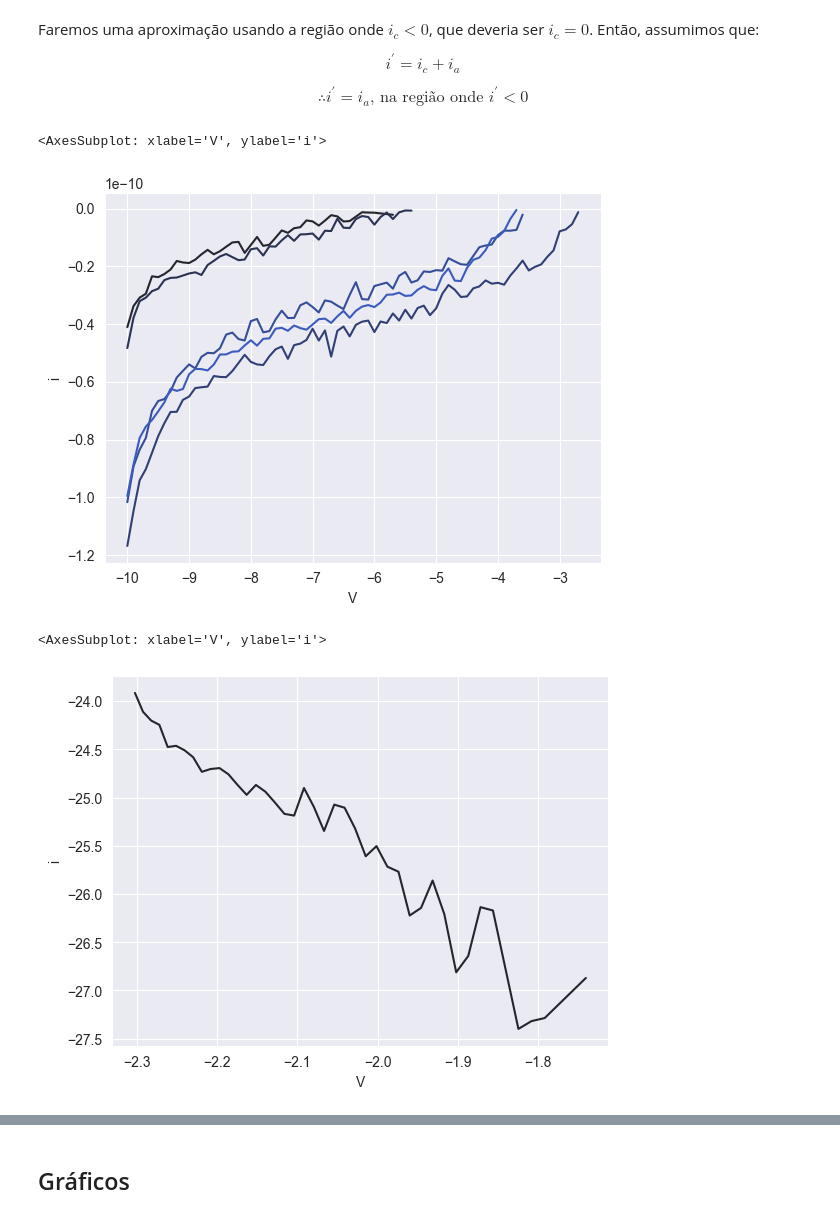
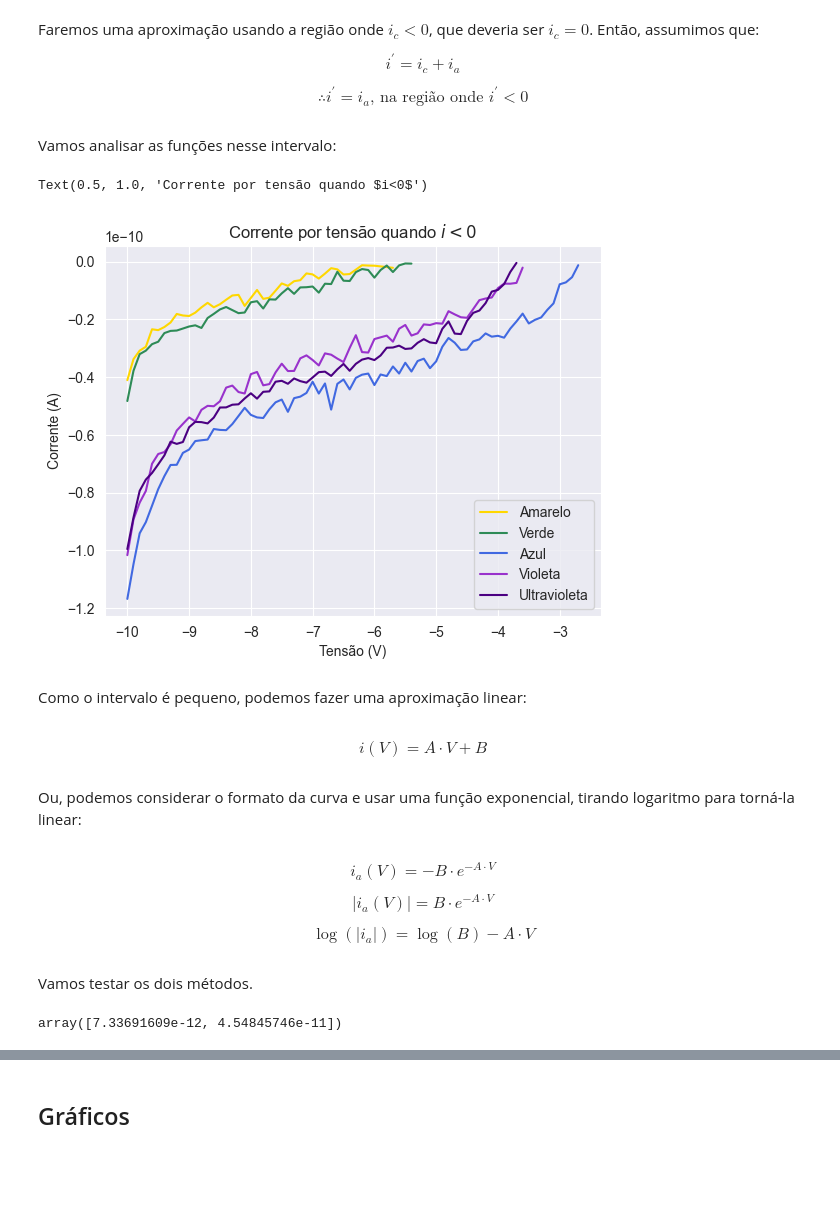
Before and after one commit to desenfados-digitais/lab_V, a Jupyter notebook: Exp1/analise.ipynb, the cells around one changed output, grey strips where cells are left out. Cells and saved outputs as stored; diff of their text form; code cells hidden in the pictures; blank space fills up the shorter version.

```diff
--- a/Exp1/analise.ipynb
+++ b/Exp1/analise.ipynb
@@ -50,6 +50,10 @@ for df in l_Cores:
     df['sV'] = df['V'].apply(calc_sigma_V)
 # %%
 l_Cores = [Amarelo, Verde, Azul, Violeta, Ultra]
+
+nomes = ['Amarelo', 'Verde', 'Azul', 'Violeta', 'Ultravioleta']
+
+paleta = ['gold', 'seagreen', 'royalblue', 'darkorchid', 'indigo']
 # %%
 def propaga_si(si1,si2):
     return np.sqrt(si1**2 + si2**2)
@@ -81,12 +85,29 @@ Faremos uma aproximação usando a região onde $i_c<0$, que deveria ser $i_c =
 $$i^\prime = i_c + i_a$$
 
 $$\therefore i^\prime = i_a \text{, na região onde } i^\prime < 0$$
-# %%
-sns.lineplot(x=Amarelo['V'], y=Amarelo[Amarelo['i'] < 0]['i'])
-sns.lineplot(x=Verde['V'], y=Verde[Verde['i'] < 0]['i'])
-sns.lineplot(x=Azul['V'], y=Azul[Azul['i'] < 0]['i'])
-sns.lineplot(x=Violeta['V'], y=Violeta[Violeta['i'] < 0]['i'])
-sns.lineplot(x=Ultra['V'], y=Ultra[Ultra['i'] < 0]['i'])
-# %% [output]
-<AxesSubplot: xlabel='V', ylabel='i'>
-[figure, removed]
+# %% [markdown]
+Vamos analisar as funções nesse intervalo:
+# %%
+for i, cor in enumerate(l_Cores):
+    sns.lineplot(x=cor['V'], y=cor[cor['i']<0]['i'], color=paleta[i], label=nomes[i])
+
+plt.xlabel('Tensão (V)')
+plt.ylabel('Corrente (A)')
+plt.title(r'Corrente por tensão quando $i<0$')
+# %% [output]
+Text(0.5, 1.0, 'Corrente por tensão quando $i<0$')
+[figure, added]
+# %% [markdown]
+Como o intervalo é pequeno, podemos fazer uma aproximação linear:
+# %% [markdown]
+$$i(V) = A\cdot V + B$$
+# %% [markdown]
+Ou, podemos considerar o formato da curva e usar uma função exponencial, tirando logaritmo para torná-la linear:
+# %% [markdown]
+$$i_a(V) = -B\cdot e^{-A\cdot V}$$
+
+$$|i_a(V)| = B\cdot e^{-A\cdot V}$$
+
+$$\log(|i_a|) = \log(B) - A\cdot V$$
+# %% [markdown]
+Vamos testar os dois métodos.
@@ -93,6 +122,6 @@ sns.lineplot(x=Ultra['V'], y=Ultra[Ultra['i'] < 0]['i'])
+# %%
+fit1
+# %% [output]
+array([7.33691609e-12, 4.54845746e-11])
 # %%
-sns.lineplot(x=-np.log(abs(Amarelo['V'])),
-            y=np.log(abs(Amarelo[Amarelo['i'] < 0]['i'])))
+fit2, cov2 = scp.curve_fit(logfunc, np.log(abs(Amarelo[Amarelo['i']<0]['V'])), np.log(abs(Amarelo[Amarelo['i']<0]['i'])))
-# %% [output]
-<AxesSubplot: xlabel='V', ylabel='i'>
-[figure, removed]
```
Also changed, not shown: parts of 8 cells of this notebook, 10 other files.
